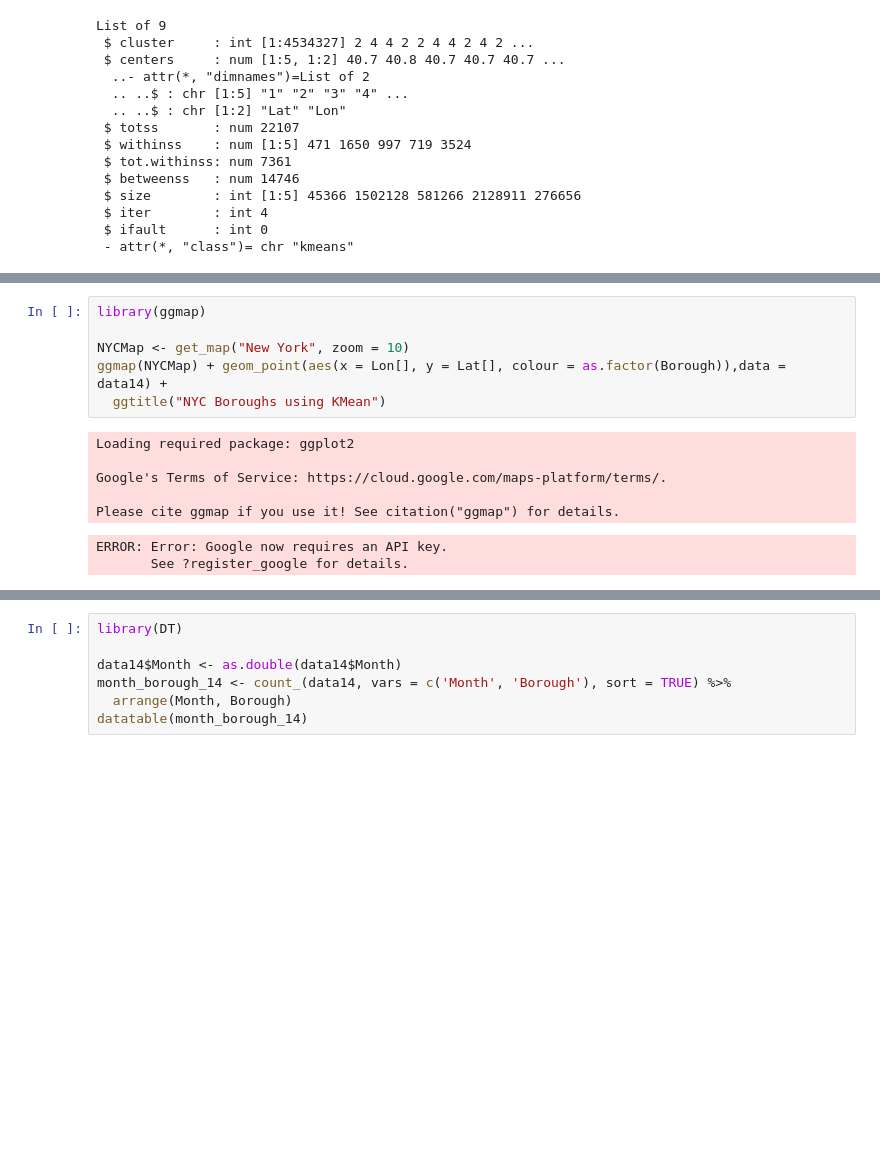
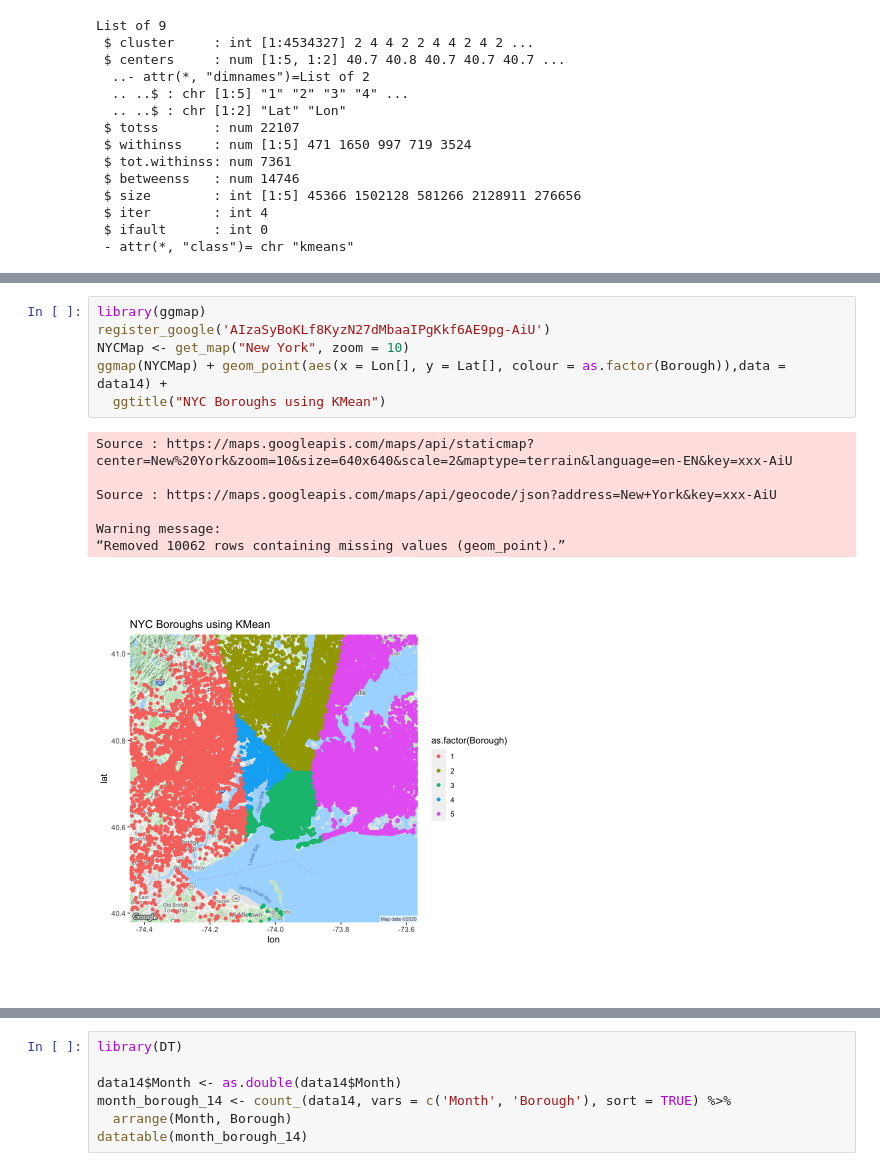
Before and after one commit to upc-projects/cc51, a Jupyter notebook: TareaAcademica2.ipynb, the cells around one changed output, grey strips where cells are left out. Drawn from its saved outputs; the diff is of its cells as text; blank space fills up the shorter version.

```diff
--- a/TareaAcademica2.ipynb
+++ b/TareaAcademica2.ipynb
@@ -180,17 +178,17 @@ also installing the dependencies ‘RgoogleMaps’, ‘plyr’, ‘rjson’, ‘
 # %%
 library(ggmap)
-
+register_google('AIzaSyBoKLf8KyzN27dMbaaIPgKkf6AE9pg-AiU')
 NYCMap <- get_map("New York", zoom = 10)
 ggmap(NYCMap) + geom_point(aes(x = Lon[], y = Lat[], colour = as.factor(Borough)),data = data14) +
   ggtitle("NYC Boroughs using KMean")
 # %% [output]
-Loading required package: ggplot2
+Source : https://maps.googleapis.com/maps/api/staticmap?center=New%20York&zoom=10&size=640x640&scale=2&maptype=terrain&language=en-EN&key=xxx-AiU
 
-Google's Terms of Service: https://cloud.google.com/maps-platform/terms/.
+Source : https://maps.googleapis.com/maps/api/geocode/json?address=New+York&key=xxx-AiU
 
-Please cite ggmap if you use it! See citation("ggmap") for details.
+Warning message:
+“Removed 10062 rows containing missing values (geom_point).”
-ERROR: Error: Google now requires an API key.
-       See ?register_google for details.
+[figure, added]
 # %%
 install.packages('DT')
 # %% [output]
```
Also changed, not shown: parts of 2 cells of this notebook.
